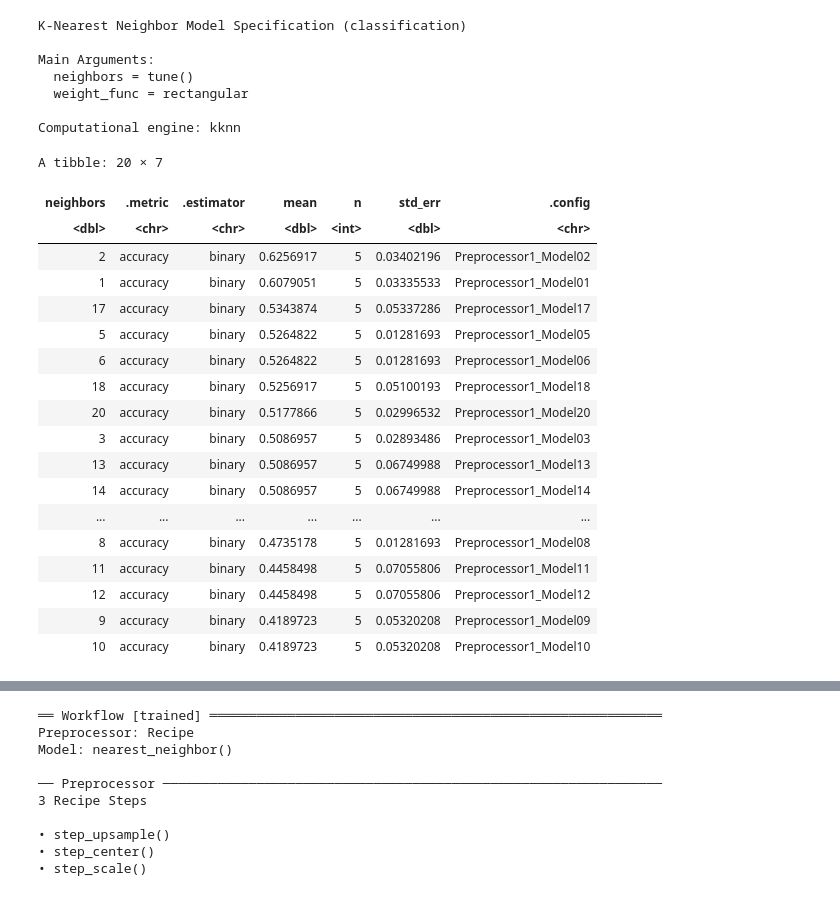
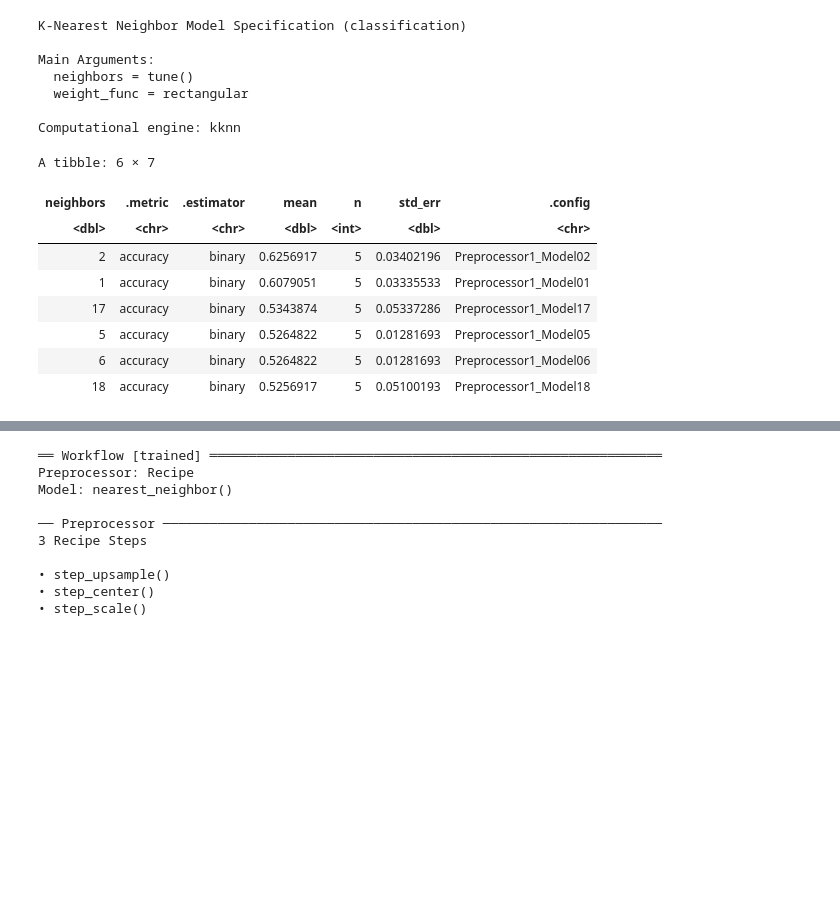
Before and after one commit to TW963/DSCI-100-Group-Project, a Jupyter notebook: Group15File.ipynb, the cells around one changed output, grey strips where cells are left out. Cells and saved outputs as stored; diff of their text form; code cells hidden in the pictures; blank space fills up the shorter version.

```diff
--- a/Group15File.ipynb
+++ b/Group15File.ipynb
@@ -183,31 +205,22 @@ Main Arguments:
 
 Computational engine: kknn
 # %%
+#accuracies of predictor with different k-values, calculated based on training data when making the predictor
 training_metrics <- workflow() |>
     add_recipe(players_recipe) |>
     add_model(knn_spec) |>
-    tune_grid(resamples=players_vfold, grid=k_vals) |>
+    tune_grid(resamples=players_vfold, grid=k_vals,
+              metrics = metric_set(recall, precision, accuracy)) |>
         collect_metrics() |>
-        filter(.metric=="accuracy") |>
         arrange(desc(mean))
-training_metrics
+head(training_metrics)
 # %% [output]
-A tibble: 20 × 7
+A tibble: 6 × 7
 | neighbors | .metric | .estimator | mean | n | std_err | .config |
 | <dbl> | <chr> | <chr> | <dbl> | <int> | <dbl> | <chr> |
 | 2 | accuracy | binary | 0.6256917 | 5 | 0.03402196 | Preprocessor1_Model02 |
 | 1 | accuracy | binary | 0.6079051 | 5 | 0.03335533 | Preprocessor1_Model01 |
 | 17 | accuracy | binary | 0.5343874 | 5 | 0.05337286 | Preprocessor1_Model17 |
 | 5 | accuracy | binary | 0.5264822 | 5 | 0.01281693 | Preprocessor1_Model05 |
 | 6 | accuracy | binary | 0.5264822 | 5 | 0.01281693 | Preprocessor1_Model06 |
 | 18 | accuracy | binary | 0.5256917 | 5 | 0.05100193 | Preprocessor1_Model18 |
-| 20 | accuracy | binary | 0.5177866 | 5 | 0.02996532 | Preprocessor1_Model20 |
-| 3 | accuracy | binary | 0.5086957 | 5 | 0.02893486 | Preprocessor1_Model03 |
-| 13 | accuracy | binary | 0.5086957 | 5 | 0.06749988 | Preprocessor1_Model13 |
-| 14 | accuracy | binary | 0.5086957 | 5 | 0.06749988 | Preprocessor1_Model14 |
-| ... | ... | ... | ... | ... | ... | ... |
-| 8 | accuracy | binary | 0.4735178 | 5 | 0.01281693 | Preprocessor1_Model08 |
-| 11 | accuracy | binary | 0.4458498 | 5 | 0.07055806 | Preprocessor1_Model11 |
-| 12 | accuracy | binary | 0.4458498 | 5 | 0.07055806 | Preprocessor1_Model12 |
-| 9 | accuracy | binary | 0.4189723 | 5 | 0.05320208 | Preprocessor1_Model09 |
-| 10 | accuracy | binary | 0.4189723 | 5 | 0.05320208 | Preprocessor1_Model10 |
```
Also changed, not shown: parts of 15 cells of this notebook.
